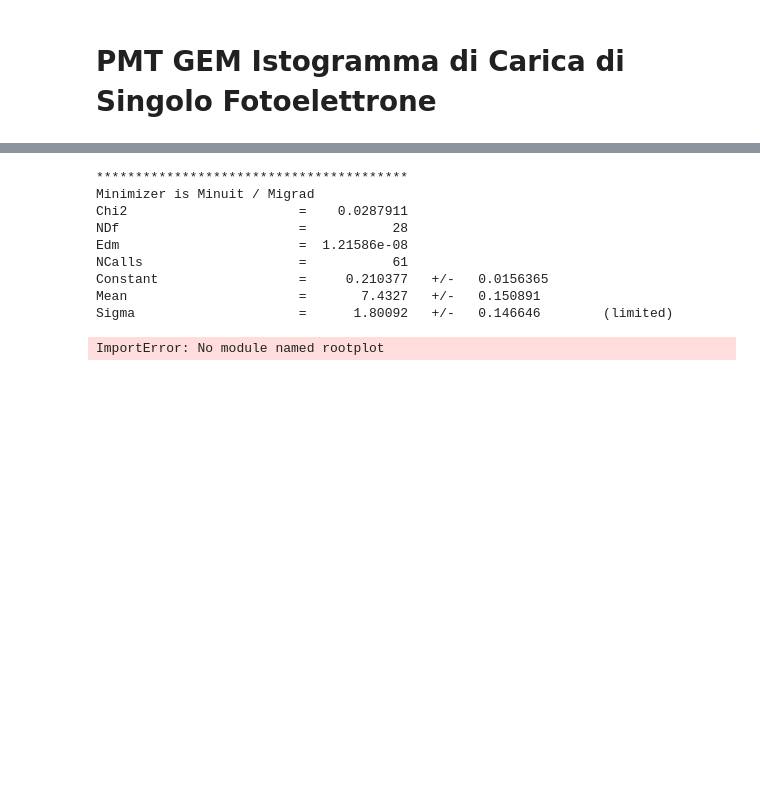
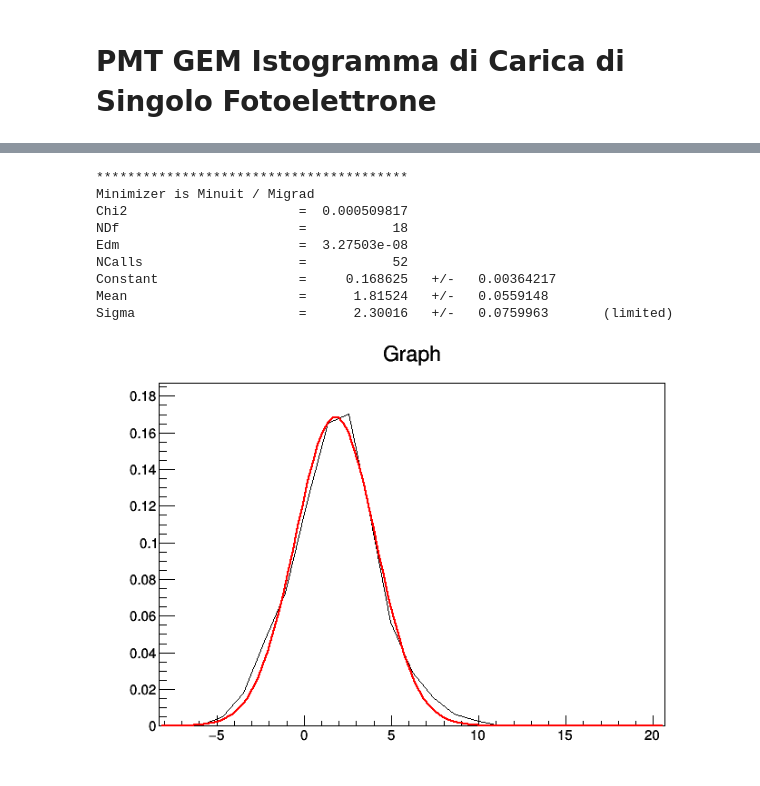
Before and after one commit to edoardoORANGE/ORANGEdata, a Jupyter notebook: Analisi/singlePhotoAnalysis.ipynb, the cells around one changed output, grey strips where cells are left out. Cells and saved outputs as stored; diff of their text form; code cells hidden in the pictures; blank space fills up the shorter version.

```diff
--- a/Analisi/singlePhotoAnalysis.ipynb
+++ b/Analisi/singlePhotoAnalysis.ipynb
@@ -189,24 +210,19 @@ for i in integral:
 # %%
 c = TCanvas()
 g = TGraph(x.size, x.astype(np.double),y.astype(np.double))
 
 fit = g.Fit("gaus" , "S")
+
+c.Draw()
+g.Draw()
 # %% [output]
 ****************************************
 Minimizer is Minuit / Migrad
-Chi2                      =    0.0287911
-NDf                       =           28
-Edm                       =  1.21586e-08
-NCalls                    =           61
-Constant                  =     0.210377   +/-   0.0156365
-Mean                      =       7.4327   +/-   0.150891
-Sigma                     =      1.80092   +/-   0.146646        (limited)
+Chi2                      =  0.000509817
+NDf                       =           18
+Edm                       =  3.27503e-08
+NCalls                    =           52
+Constant                  =     0.168625   +/-   0.00364217
+Mean                      =      1.81524   +/-   0.0559148
+Sigma                     =      2.30016   +/-   0.0759963       (limited)
+[figure, added]
-# %%
-from rootplot import root2matplotlib as r2m
-
-histo1 = r2m.Hist(h1)
-histo1.hist()
-#plt.plot(fit)
-plt.show()
-# %% [output]
-ImportError: No module named rootplot
```
Also changed, not shown: parts of 11 cells of this notebook, 12 other files.
